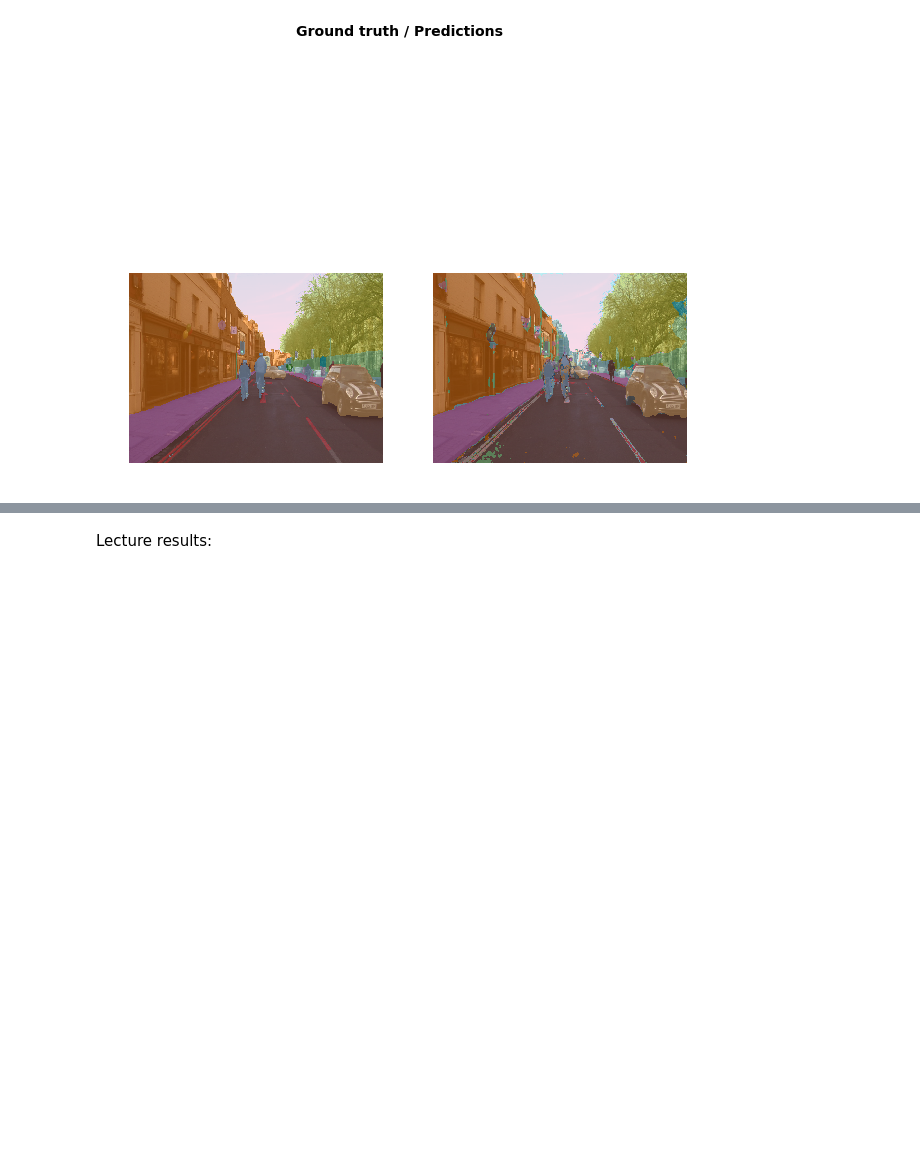
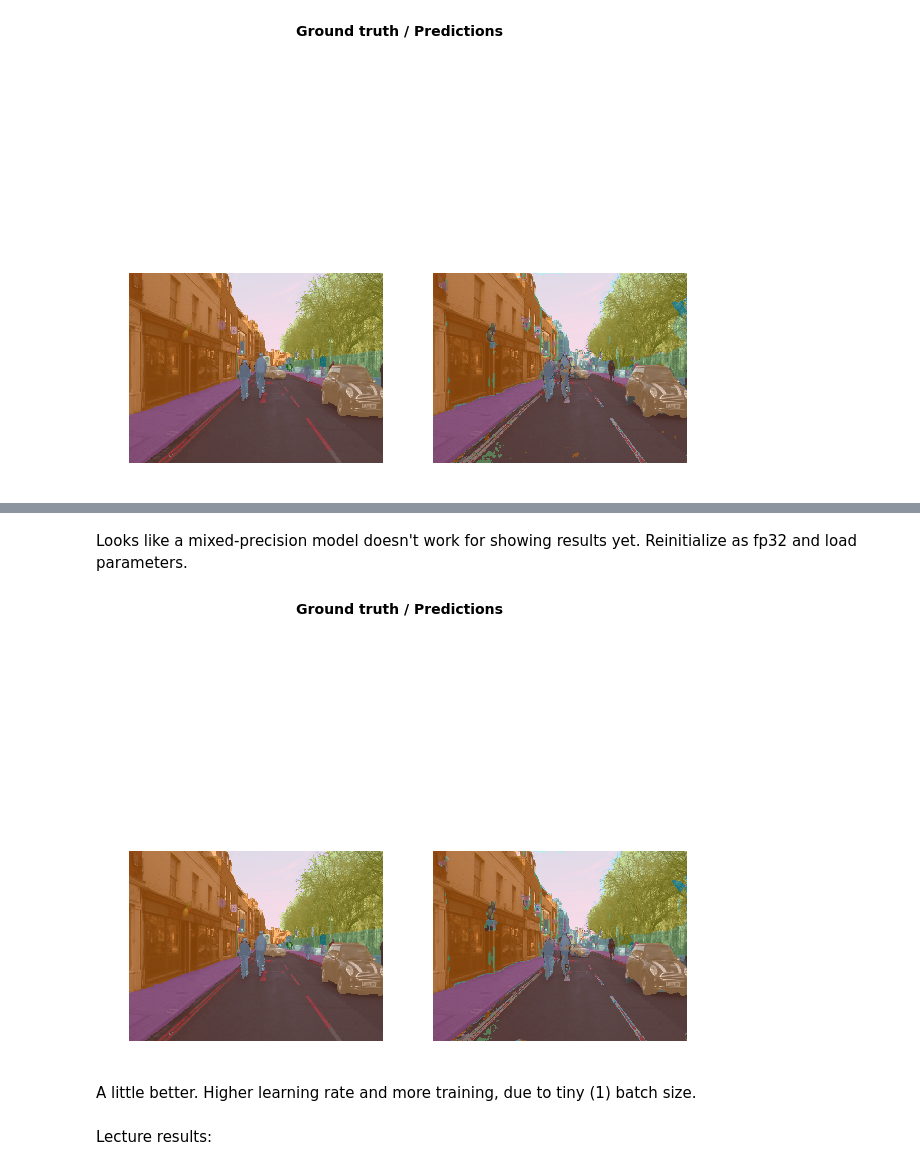
Before and after one commit to WNoxchi/course-v3, a Jupyter notebook: nbs/dl1/lesson3-camvid - codealong.ipynb, the cells around one changed output, grey strips where cells are left out. Cells and saved outputs as stored; diff of their text form; code cells hidden in the pictures; blank space fills up the shorter version.

```diff
--- a/nbs/dl1/lesson3-camvid - codealong.ipynb
+++ b/nbs/dl1/lesson3-camvid - codealong.ipynb
@@ -366,7 +378,15 @@ KeyboardInterrupt:
 # %%
 learn.save('stage-2-big-lr1e-4')
+# %% [markdown]
+Looks like a mixed-precision model doesn't work for showing results yet. Reinitialize as fp32 and load parameters.
 # %%
+learn = unet_learner(data, models.resnet34, metrics=metrics, wd=wd)
+learn.load('stage-2-big-lr1e-4');
 learn.show_results(rows=1, figsize=(10,10))
+# %% [output]
+[figure, added]
+# %% [markdown]
+A little better. Higher learning rate and more training, due to tiny (1) batch size.
 # %% [markdown]
 Lecture results:
 # %%
```
Also changed, not shown: parts of 3 cells of this notebook, 2 other files.
